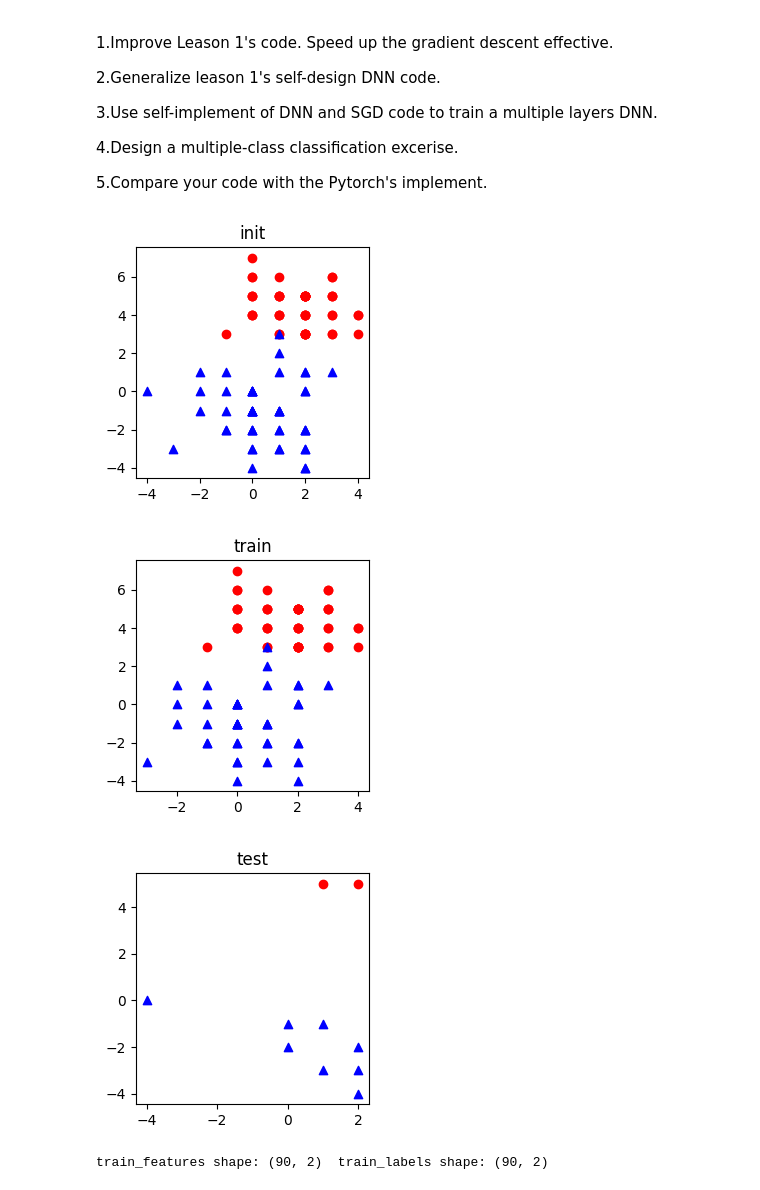
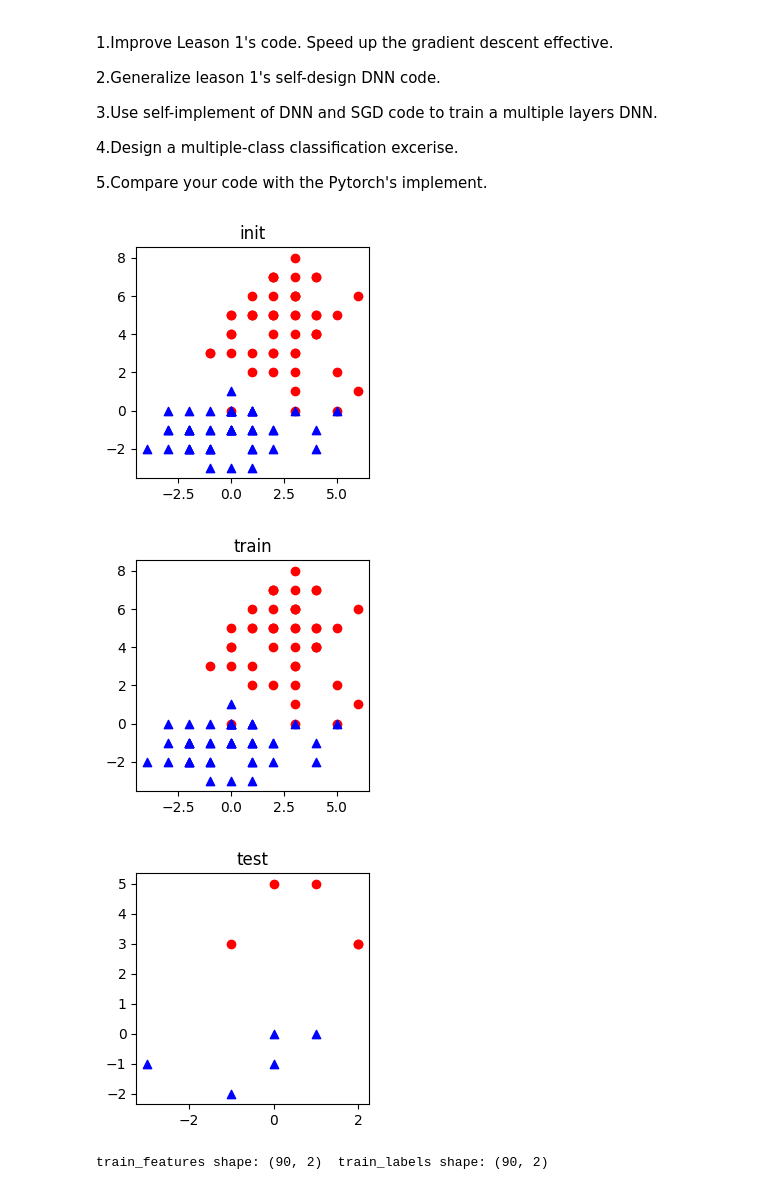
Before and after one commit to Lyshen/PiggyToy, a Jupyter notebook: Lesson02_SGD_practice.ipynb, the cells around one changed output. Drawn from its saved outputs; the diff is of its cells as text; code cells hidden in the pictures.

```diff
--- a/Lesson02_SGD_practice.ipynb
+++ b/Lesson02_SGD_practice.ipynb
@@ -68,37 +68,37 @@ def draw_neuron_boundary(neuron, features, labels, markers, colors, grid_step=0.
 # Generate serveral normal subsample datasets and scatter them on the figure
 size_of_class = 2
 size_of_sample = 50
 size_of_feature = 2
 means = [(2,4), (0,-1), (-2,3)]
-vars = [[[1,0], [0,1]], [[2,0], [0,2]], [[3,0],[0,3]]]
+vars = [[[2,0], [0,5]], [[4,0], [0,1]], [[3,0],[0,3]]]
 #markers = ['o', '*', '^']
 #colors = ['r', 'g', 'b']
 markers = ['o', '^']
 colors = ['r', 'b']
 
 labels = []
 features = []
 for i in range(size_of_class):
     label = np.zeros((size_of_sample, size_of_class))
     label[:, i] = 1.
     feature = np.round(np.random.multivariate_normal(means[i], vars[i], size_of_sample))
 
     labels.append(label)
     features.append(feature)
 
 labels = np.concatenate(labels, axis=0)
 features = np.concatenate(features, axis=0)
 
 train_features, train_labels, test_features, test_labels = split_train_and_test_data(features, labels)
 
 plot_features_and_labels(features, labels, size_of_class, markers, colors, 'init')
 plot_features_and_labels(train_features, train_labels, size_of_class, markers, colors, 'train')
 plot_features_and_labels(test_features, test_labels, size_of_class, markers, colors, 'test')
 print('train_features shape:',train_features.shape, ' train_labels shape:', train_labels.shape)
 # %% [output]
-[figure, old version]
+[figure, new version]
-[figure, old version]
+[figure, new version]
-[figure, old version]
+[figure, new version]
 train_features shape: (90, 2)  train_labels shape: (90, 2)
 # %%
 # Re implement simple DNN
```
Also changed, not shown: parts of 3 cells of this notebook.
